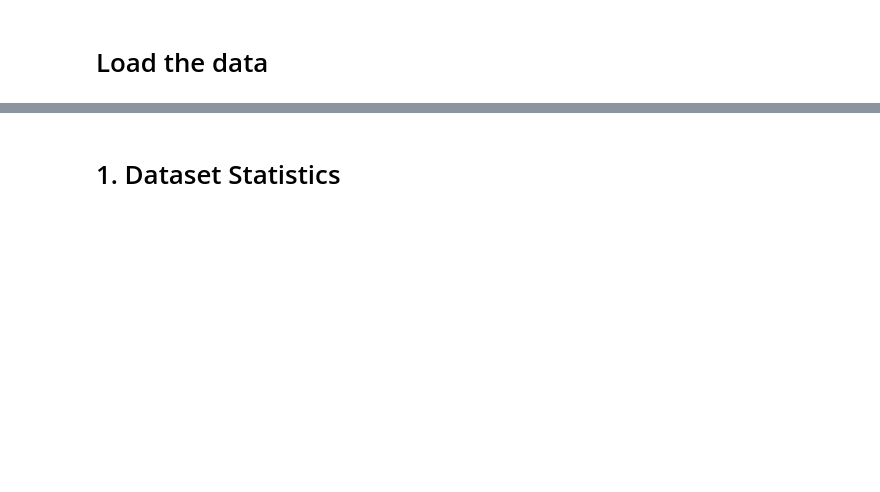
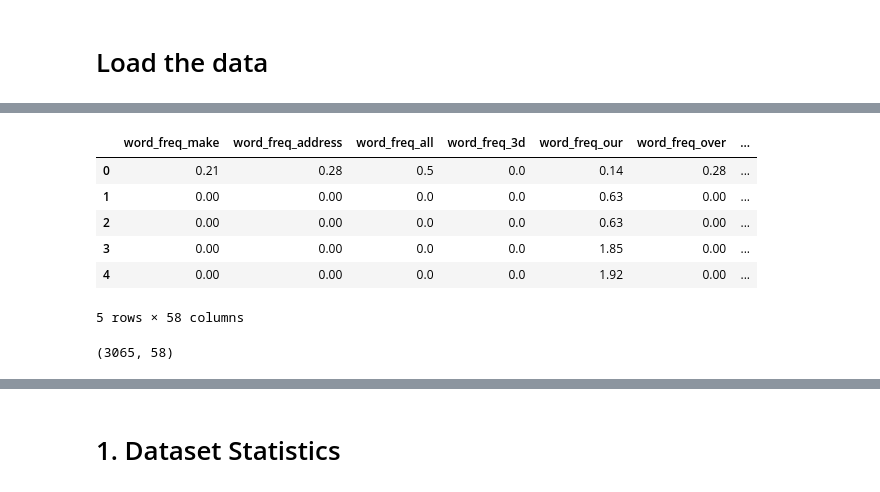
Before and after one commit to nurs-1502/ML_Assignments, a Jupyter notebook: assignment_2/a02-lr.ipynb, the cells around one changed output, grey strips where cells are left out. Saved outputs shown, nothing was run; the diff lists cells and outputs as text; code cells hidden in the pictures; blank space fills up the shorter version.

```diff
--- a/assignment_2/a02-lr.ipynb
+++ b/assignment_2/a02-lr.ipynb
@@ -93,0 +110,13 @@ features = np.array(
+# %%
+train_df = pd.concat([pd.DataFrame(X, columns=features.tolist()), pd.DataFrame(y, columns=['Spam'])], axis=1)
+display(train_df.head())
+print(train_df.shape)
+# %% [output]
+|  | word_freq_make | word_freq_address | word_freq_all | word_freq_3d | word_freq_our | word_freq_over | ... |
+| 0 | 0.21 | 0.28 | 0.5 | 0.0 | 0.14 | 0.28 | ... |
+| 1 | 0.00 | 0.00 | 0.0 | 0.0 | 0.63 | 0.00 | ... |
+| 2 | 0.00 | 0.00 | 0.0 | 0.0 | 0.63 | 0.00 | ... |
+| 3 | 0.00 | 0.00 | 0.0 | 0.0 | 1.85 | 0.00 | ... |
+| 4 | 0.00 | 0.00 | 0.0 | 0.0 | 1.92 | 0.00 | ... |
+5 rows × 58 columns
+(3065, 58)
```
Also changed, not shown: parts of 36 cells of this notebook, 14 other files.
